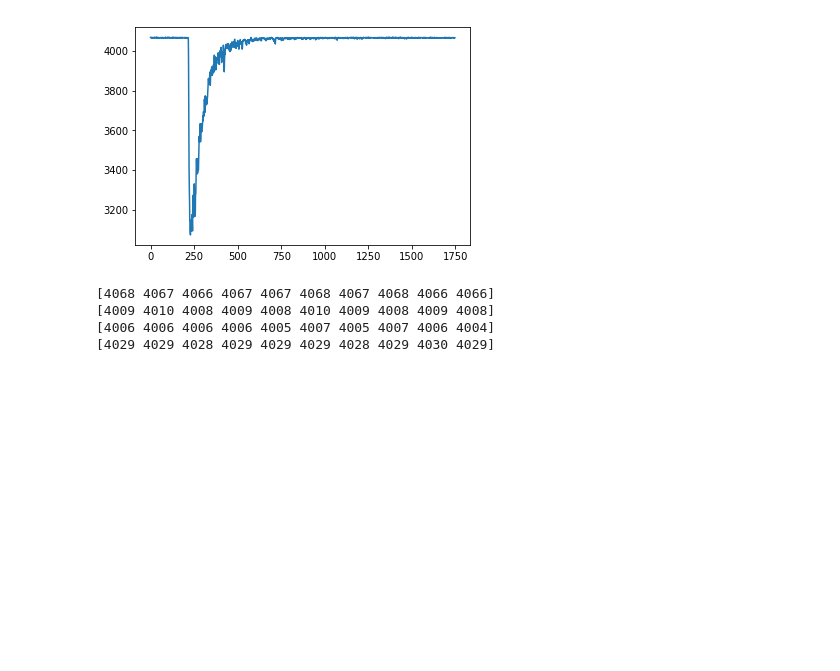
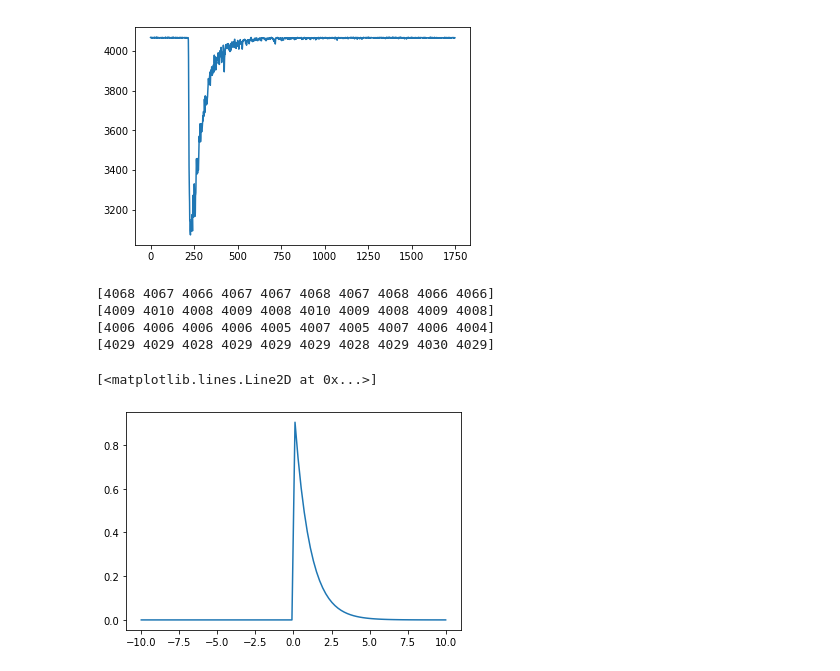
Before and after one commit to suerfu/saberdaq, a Jupyter notebook: analysis/notebook/display_waveform.ipynb, the cells around one changed output. Cells and saved outputs as stored; diff of their text form; code cells hidden in the pictures; blank space fills up the shorter version.

```diff
--- a/analysis/notebook/display_waveform.ipynb
+++ b/analysis/notebook/display_waveform.ipynb
@@ -92,0 +97,10 @@ print(file['adc_0'][dset_name][event_name][3][0:10])
+# %%
+x = np.linspace(-10,10,100)
+y = np.exp(-x)
+y[x<0] = 0
+
+plt.plot( x, y )
+#plt.yscale( 'log' )
+# %% [output]
+[<matplotlib.lines.Line2D at 0x...>]
+[figure, added]
```
Also changed, not shown: parts of 2 cells of this notebook, 1 other file.
